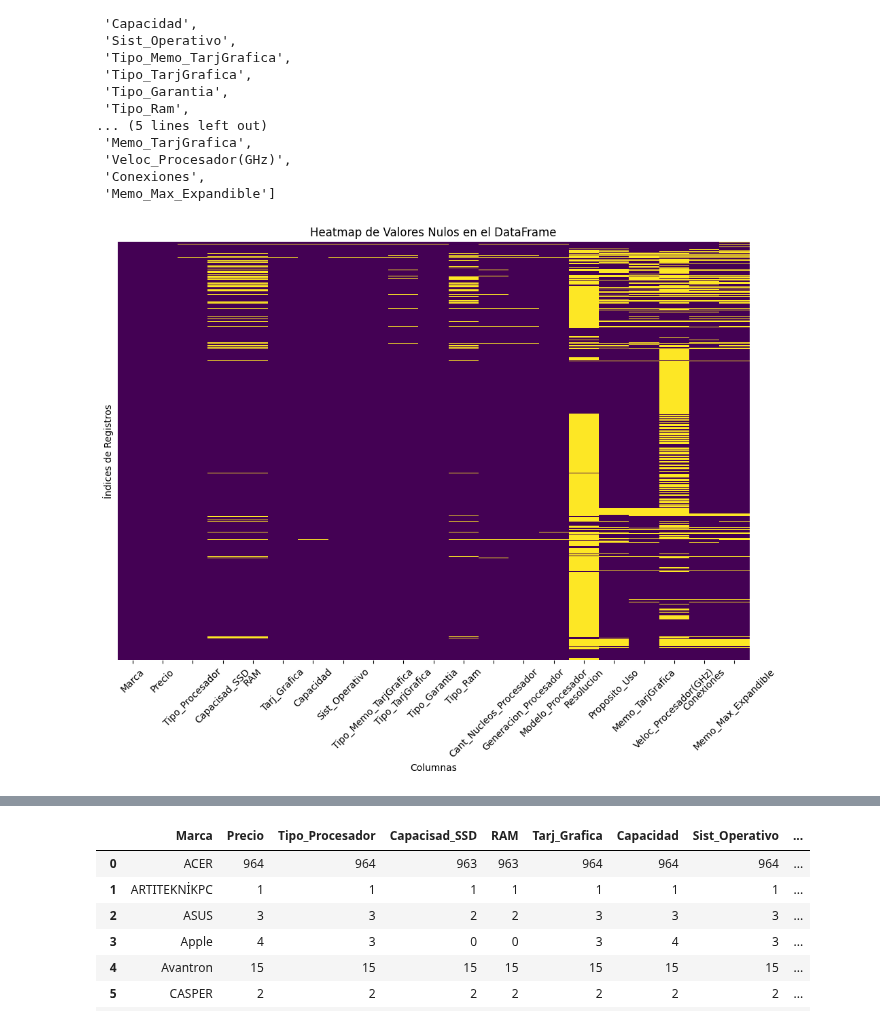
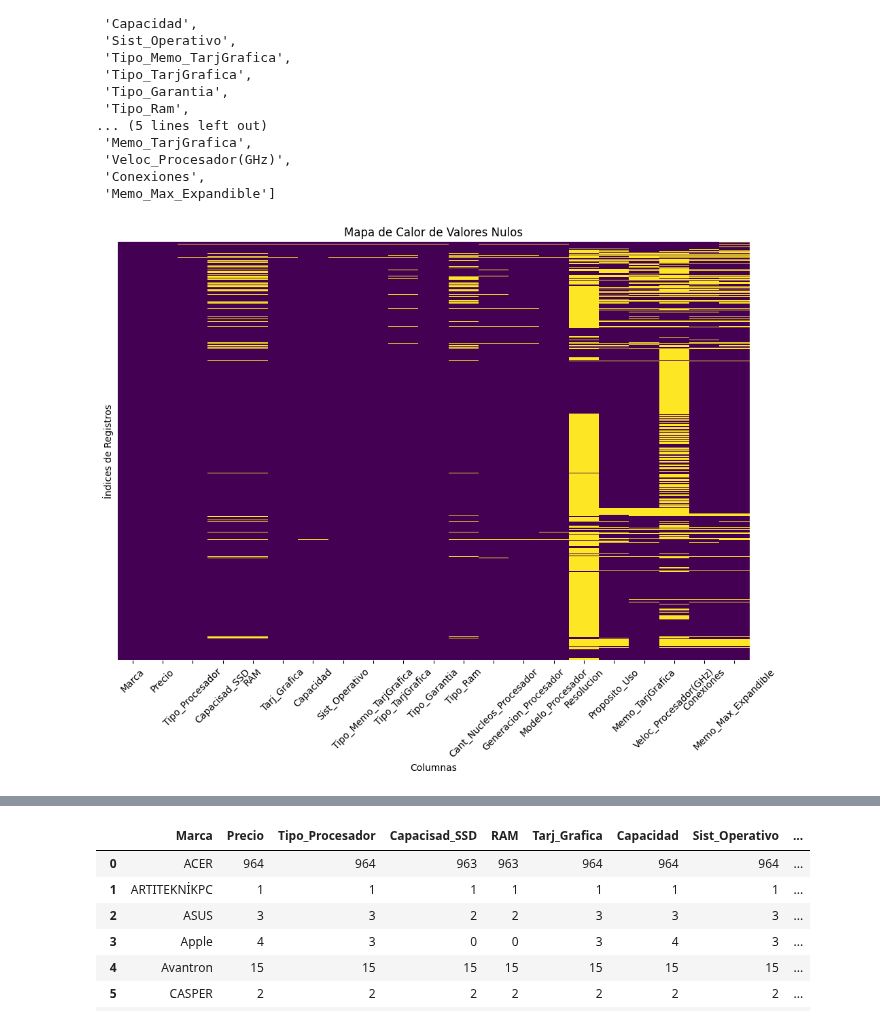
Before and after one commit to Jorge-Alvarez-23/Data-Science-II_Coder, a Jupyter notebook: PROYECTO.ipynb, the cells around one changed output, grey strips where cells are left out. Cells and saved outputs as stored; diff of their text form; code cells hidden in the pictures.

```diff
--- a/PROYECTO.ipynb
+++ b/PROYECTO.ipynb
@@ -336,15 +331,15 @@ df.columns.tolist()
 # %%
 # gráfico de calor que muestre visualmente la presencia de valores nulos en tu DataFrame
 #Crear un DataFrame que marque los valores nulos como True
 null_heatmap = df.isnull()
 
 # Crear el gráfico de calor
 plt.figure(figsize=(12, 8))
 sns.heatmap(null_heatmap, cmap='viridis', cbar=False, yticklabels=False)
-plt.title('Heatmap de Valores Nulos en el DataFrame')
+plt.title('Mapa de Calor de Valores Nulos')
 plt.xlabel('Columnas')
 plt.ylabel('Índices de Registros')
 plt.xticks(ticks=np.arange(len(null_heatmap.columns)) + 0.5, labels=null_heatmap.columns, rotation=45)
 plt.show()
 # %% [output]
-[figure, old version]
+[figure, new version]
```
Also changed, not shown: parts of 9 cells of this notebook.
